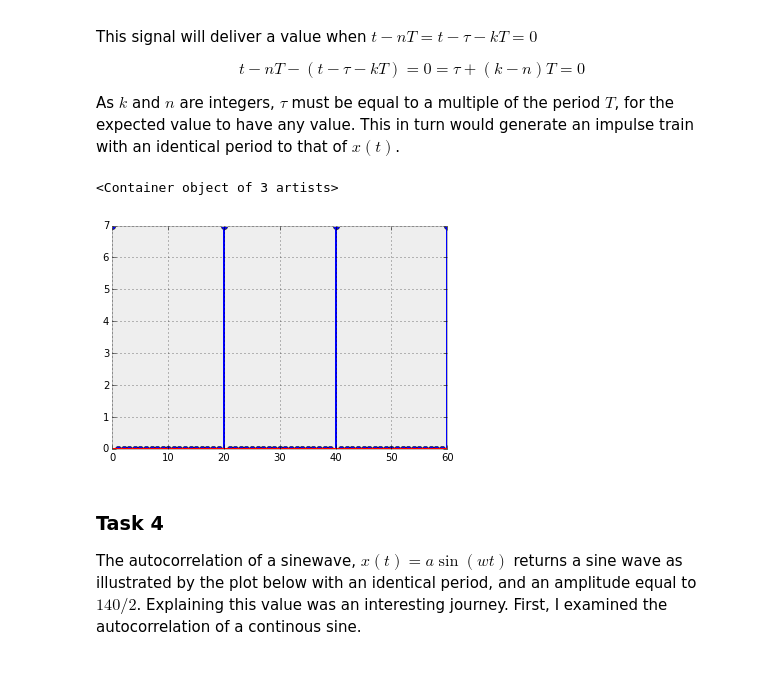
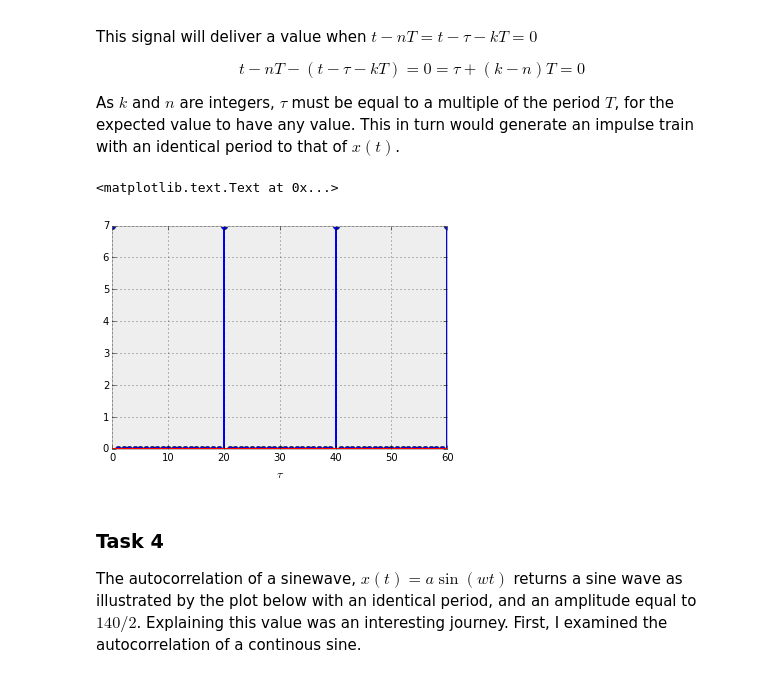
Before and after one commit to curiousmuch/stocastics-notebooks, a Jupyter notebook: ca_11/CA_11.ipynb, the cells around one changed output. Saved outputs shown, nothing was run; the diff lists cells and outputs as text; code cells hidden in the pictures.

```diff
--- a/ca_11/CA_11.ipynb
+++ b/ca_11/CA_11.ipynb
@@ -119,19 +122,19 @@ $$ t-nT -(t- \tau -kT) = 0 = \tau + (k - n)T = 0$$
 
 As $k$ and $n$ are integers, $\tau$ must be equal to a multiple of the period $T$, for the expected value to have any value. This in turn would generate an impulse train with an identical period to that of $x(t)$.
 # %%
-
 # 3) Impulse Train with period of 20, N = 200, M = 60
 x = [1] + [0]*19
 x = 10*x
 x = np.array(x)
 M = 60
 Rxx = autocorr(x, M)
 fig = figure()
 ax = fig.add_subplot(111)
 ax.stem(range(M+1), Rxx)
+ax.set_xlabel(r"$\tau$")
 # %% [output]
-<Container object of 3 artists>
+<matplotlib.text.Text at 0x...>
-[figure, old version]
+[figure, new version]
 # %% [markdown]
 ### Task 4
 The autocorrelation of a sinewave, $x(t) = a\sin(wt)$  returns a sine wave as illustrated by the plot below with an identical period, and an amplitude equal to $140/2$. Explaining this value was an interesting journey. First, I examined the autocorrelation of a continous sine.
```
Also changed, not shown: parts of 8 cells of this notebook, 2 other files.
